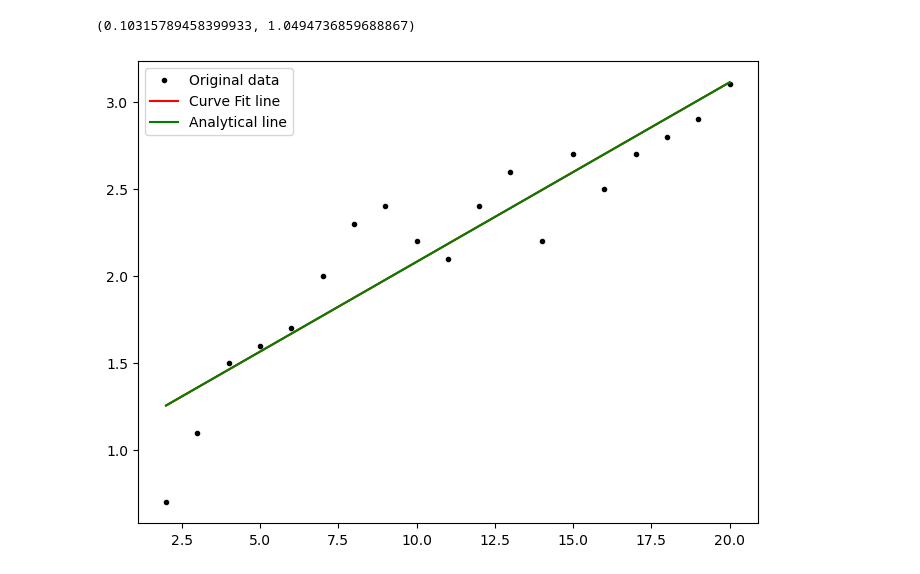
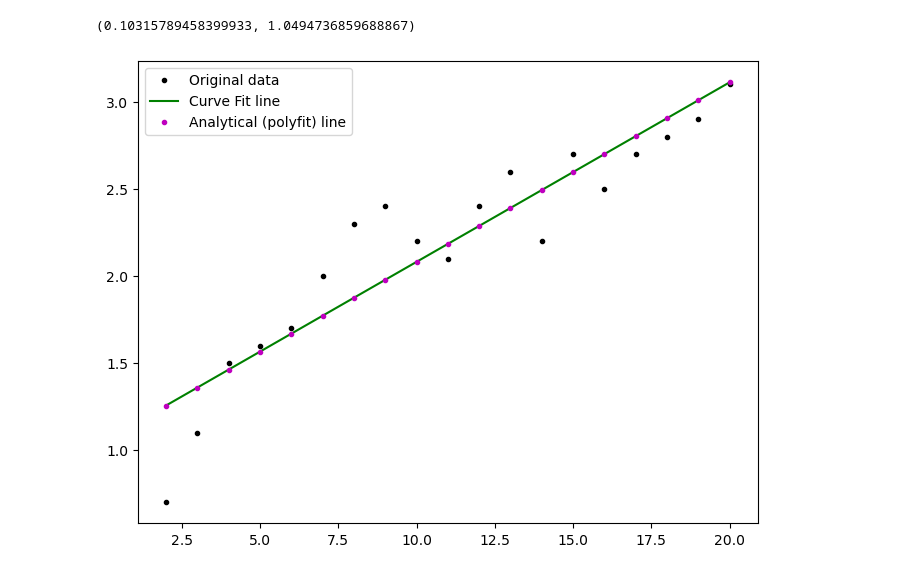
Before and after one commit to kaob1991/Machine-learning-and-statistics, a Jupyter notebook: models.ipynb, the cells around one changed output. Cells and saved outputs as stored; diff of their text form; code cells hidden in the pictures.

```diff
--- a/models.ipynb
+++ b/models.ipynb
@@ -181,15 +247,15 @@ m_f, c_f
 # %%
 # Plot the best fit line from the optimization.
 fig, ax = plt.subplots(figsize=(8, 6))
 ax.plot(x, y, 'k.', label='Original data')
-ax.plot(x, m_f * x + c_f, 'r-', label='Curve Fit line')
-ax.plot(x, m_a * x + c_a, 'g-', label='Analytical line')
+ax.plot(x, m_f * x + c_f, 'g-', label='Curve Fit line')
+ax.plot(x, m_a * x + c_a, 'm.', label='Analytical (polyfit) line')
 ax.legend()
 
 # Show the plot.
 plt.show()
 # %% [output]
-[figure, old version]
+[figure, new version]
 # %% [markdown]
 ## Do you think a straight line is a good model for these points
 
```
Also changed, not shown: parts of 18 cells of this notebook, 1 other file.
